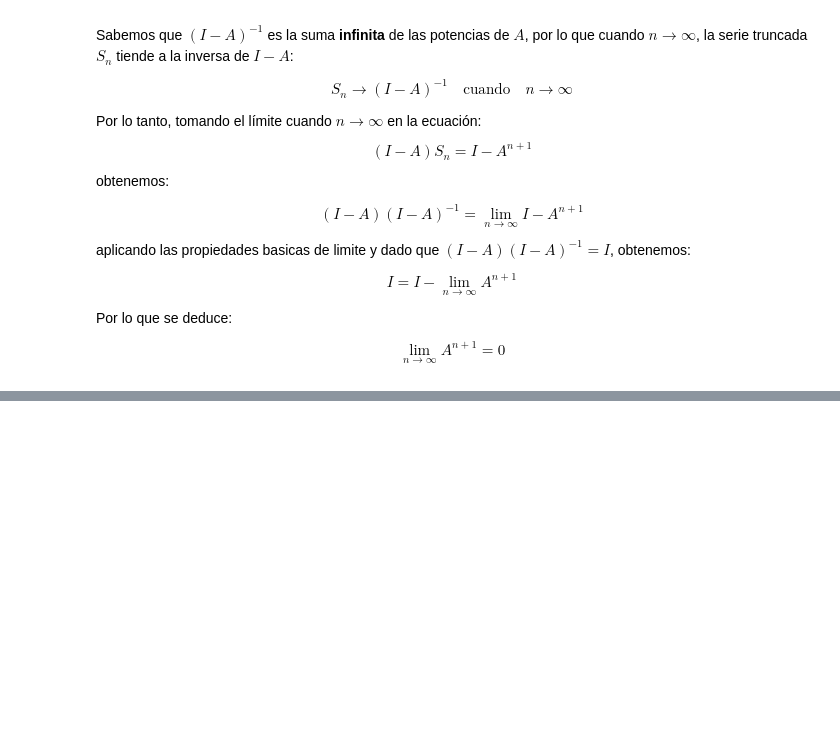
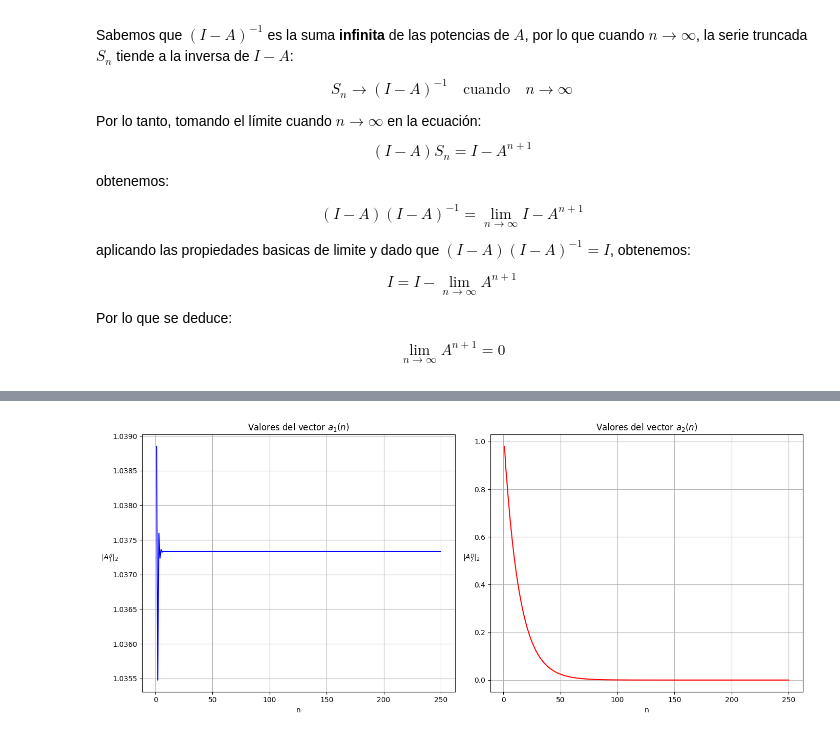
Before and after one commit to Gabrielnm7/ALC-FCEN_UBA, a Jupyter notebook: TP2/grupo_abeliano_TP2.ipynb, the cells around one changed output, grey strips where cells are left out. Cells and saved outputs as stored; diff of their text form; code cells hidden in the pictures; blank space fills up the shorter version.

```diff
--- a/TP2/grupo_abeliano_TP2.ipynb
+++ b/TP2/grupo_abeliano_TP2.ipynb
@@ -71,0 +111,36 @@ $$
+# %%
+# Ahora vamos a crear los vectors correspondientes
+N = 250
+a1 = np.zeros(N)
+a2 = np.zeros(N)
+
+A1_power = np.eye(A1.shape[0])  # Id del tam de A1
+A2_power = np.eye(A2.shape[0])  # Id del tam de A2
+
+for n in range(N):
+    A1_power = A1_power @ A1  # Potencia de A1
+    A2_power = A2_power @ A2  # Potencia de A2
+    a1[n] = norm(A1_power, 2)  # Norma 2 de A1^n
+    a2[n] = norm(A2_power, 2)  # Norma 2 de A2^n
+# %%
+# Graficamos los resultados en dos figuras lado a lado
+fig, (ax1, ax2) = plt.subplots(1, 2, figsize=(14, 6))
+
+#a1(n)
+ax1.plot(range(1, N+1), a1, color='blue')
+ax1.set_title('Valores del vector $a_1(n)$')
+ax1.set_xlabel('n')
+ax1.set_ylabel('$\|A_1^n\|_2$', rotation=0)
+ax1.grid(True)
+
+#a2(n)
+ax2.plot(range(1, N+1), a2, color='red')
+ax2.set_title('Valores del vector $a_2(n)$')
+ax2.set_xlabel('n')
+ax2.set_ylabel('$\|A_2^n\|_2$', rotation=0)
+ax2.grid(True)
+
+plt.tight_layout()
+plt.show()
+# %% [output]
+[figure, added]
```
Also changed, not shown: parts of 5 cells of this notebook.
